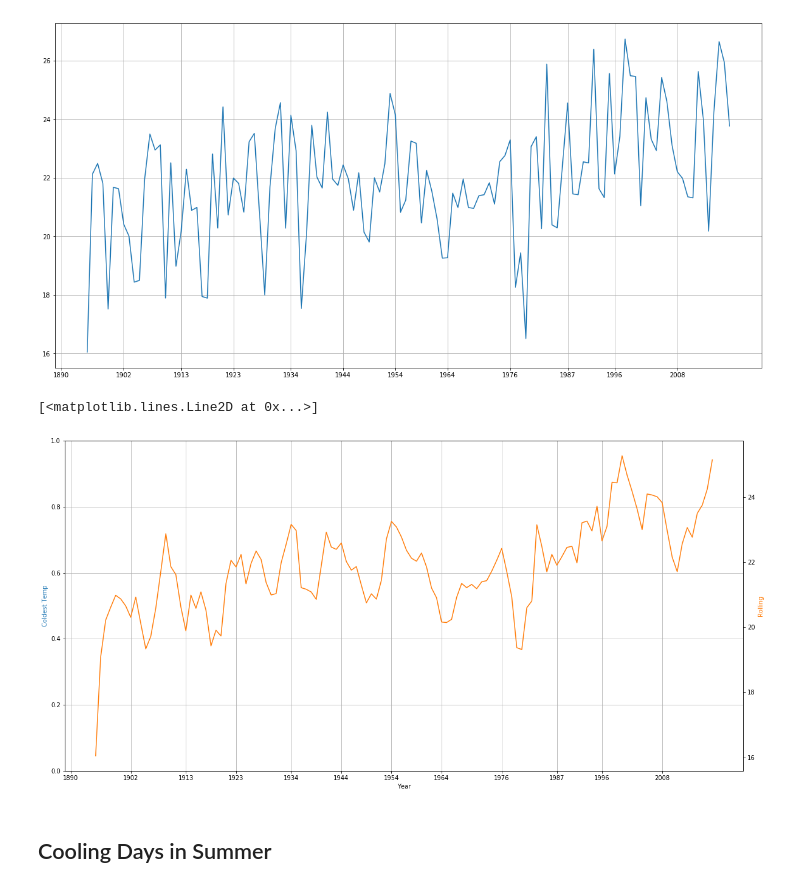
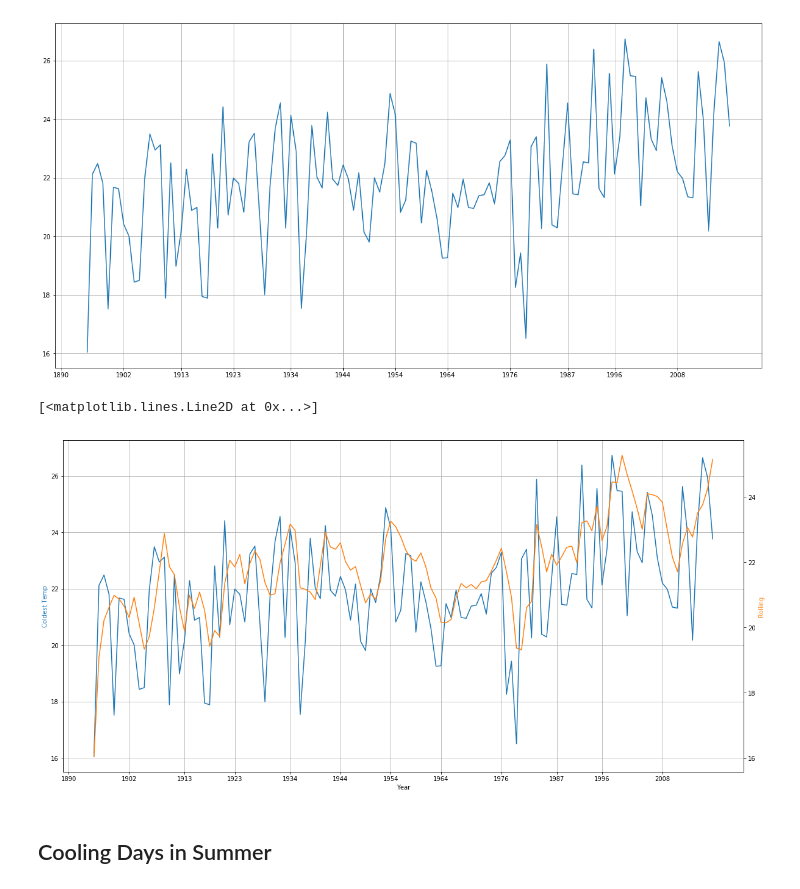
Before and after one commit to A-Grabish/solis-projectum, a Jupyter notebook: working/sunspots.ipynb, the cells around one changed output. Saved outputs shown, nothing was run; the diff lists cells and outputs as text; code cells hidden in the pictures.

Commit message:
temp vs sunspot plots including CET and Land&Ocean data

```diff
--- a/working/sunspots.ipynb
+++ b/working/sunspots.ipynb
@@ -281,25 +279,25 @@ plt.grid()
 # %%
 # finding rolling avg temp
 rolling_min = min_avg_temp.rolling(4, min_periods = 1).mean()
 
 
 fig, ax1 = plt.subplots()
 color = 'tab:blue'
 ax1.set_xlabel('Year')
 ax1.set_ylabel('Coldest Temp', color = color)
-#ax1.plot(min_avg_temp, color = color)
+ax1.plot(min_avg_temp, color = color)
 
 plt.xticks(solar_min)
 plt.grid()
 
 ax2 = ax1.twinx()
 
 color = 'tab:orange'
 ax2.set_ylabel('Rolling', color = color)
 ax2.plot(rolling_min, color = color)
 # %% [output]
 [<matplotlib.lines.Line2D at 0x...>]
-[figure, old version]
+[figure, new version]
 # %% [markdown]
 ## Cooling Days in Summer
 # %%
```
Also changed, not shown: parts of 21 cells of this notebook, 5 other files.
